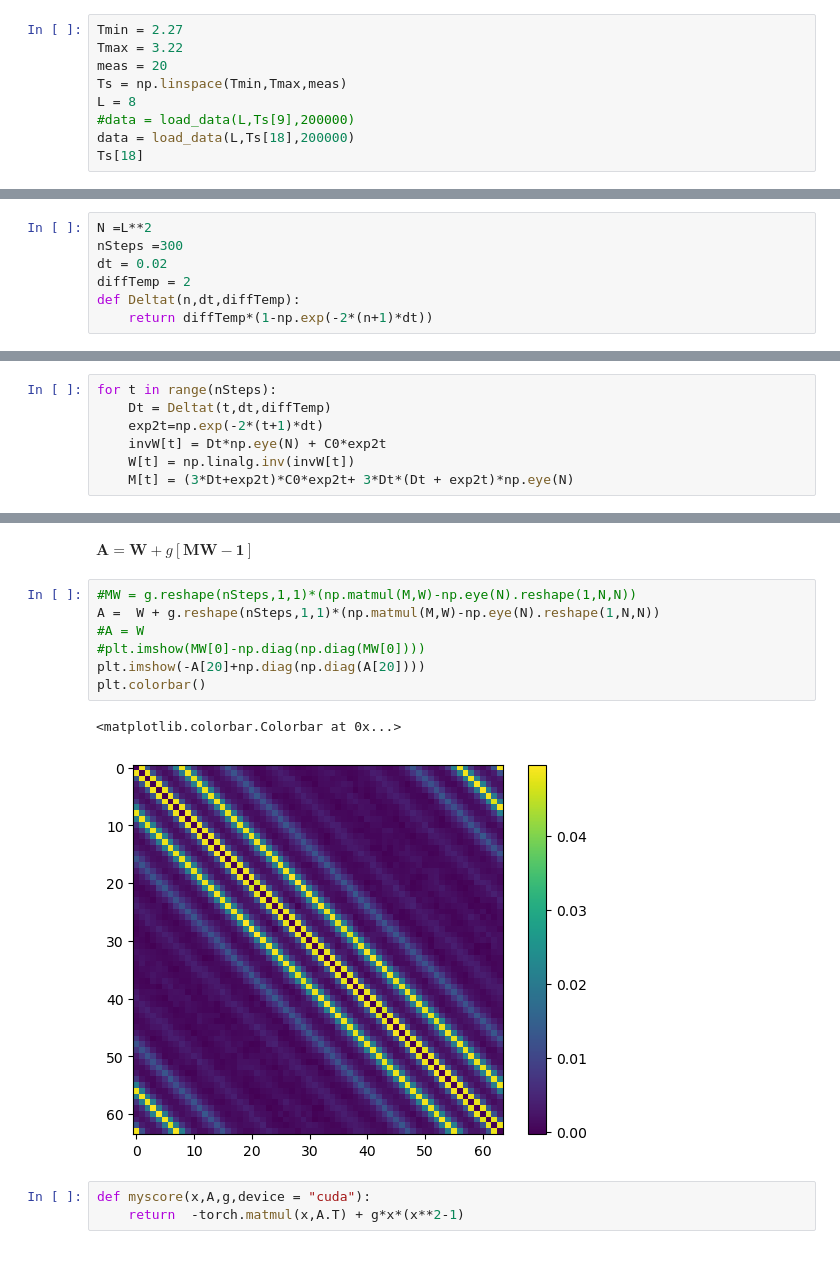
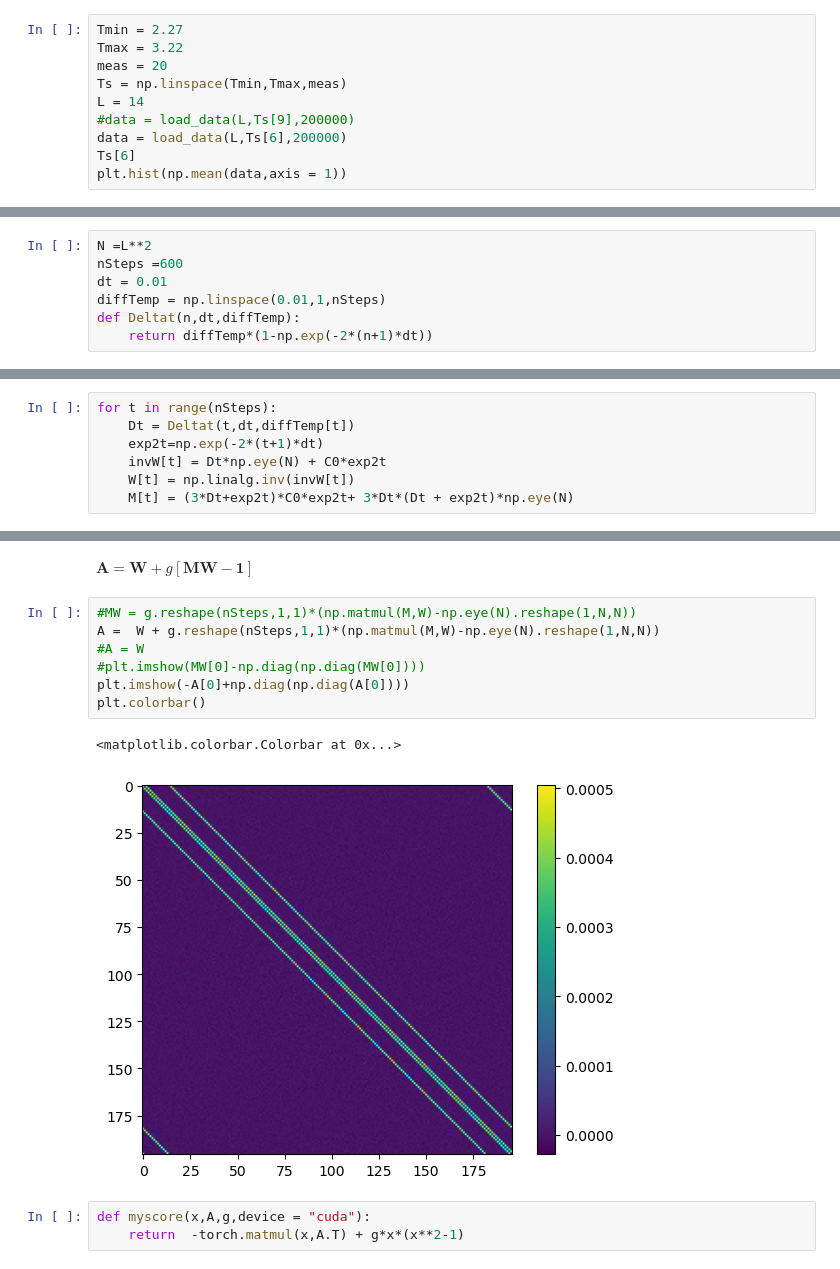
Before and after one commit to bsfn-0323/diffusion, a Jupyter notebook: gaussDiff_constraint.ipynb, the cells around one changed output, grey strips where cells are left out. Cells and saved outputs as stored; diff of their text form.

Commit message:
modified:   gaussDiff_constraint.ipynb 	new file:   gaussDiff_constraint.py 	modified:   gaussDiff_minimization.ipynb 	modified:   todo.txt

```diff
--- a/gaussDiff_constraint.ipynb
+++ b/gaussDiff_constraint.ipynb
@@ -16,8 +16,9 @@ Tmin = 2.27
 Tmax = 3.22
 meas = 20
 Ts = np.linspace(Tmin,Tmax,meas)
-L = 8
+L = 14
 #data = load_data(L,Ts[9],200000)
-data = load_data(L,Ts[18],200000)
-Ts[18]
+data = load_data(L,Ts[6],200000)
+Ts[6]
+plt.hist(np.mean(data,axis = 1))
 # %% [output]
@@ -37,9 +44,9 @@ $\text{Tr}(\mathbf{A}(\mathbf{M}-\mathbf{W}^{-1})) - g \cdot\text{Tr}(x_i^2  (x_
 Let's get the matrix M and W
 # %%
 N =L**2
-nSteps =300
-dt = 0.02
-diffTemp = 2
+nSteps =600
+dt = 0.01
+diffTemp = np.linspace(0.01,1,nSteps)
 def Deltat(n,dt,diffTemp):
     return diffTemp*(1-np.exp(-2*(n+1)*dt))
 # %%
@@ -52,6 +58,6 @@ M = np.empty((nSteps,N,N))
 # %%
 for t in range(nSteps):
-    Dt = Deltat(t,dt,diffTemp)
+    Dt = Deltat(t,dt,diffTemp[t])
     exp2t=np.exp(-2*(t+1)*dt)
     invW[t] = Dt*np.eye(N) + C0*exp2t
     W[t] = np.linalg.inv(invW[t])
@@ -89,13 +95,13 @@ $\mathbf{A} = \mathbf{W} + g\left[\mathbf{M}\mathbf{W}-\mathbf{1} \right]$
 # %%
 #MW = g.reshape(nSteps,1,1)*(np.matmul(M,W)-np.eye(N).reshape(1,N,N))
 A =  W + g.reshape(nSteps,1,1)*(np.matmul(M,W)-np.eye(N).reshape(1,N,N))
 #A = W
 #plt.imshow(MW[0]-np.diag(np.diag(MW[0])))
-plt.imshow(-A[20]+np.diag(np.diag(A[20])))
+plt.imshow(-A[0]+np.diag(np.diag(A[0])))
 plt.colorbar()
 # %% [output]
 <matplotlib.colorbar.Colorbar at 0x...>
-[figure, old version]
+[figure, new version]
 # %%
 def myscore(x,A,g,device = "cuda"):
     return  -torch.matmul(x,A.T) + g*x*(x**2-1)
```
Also changed, not shown: parts of 15 cells of this notebook, 3 other files.
